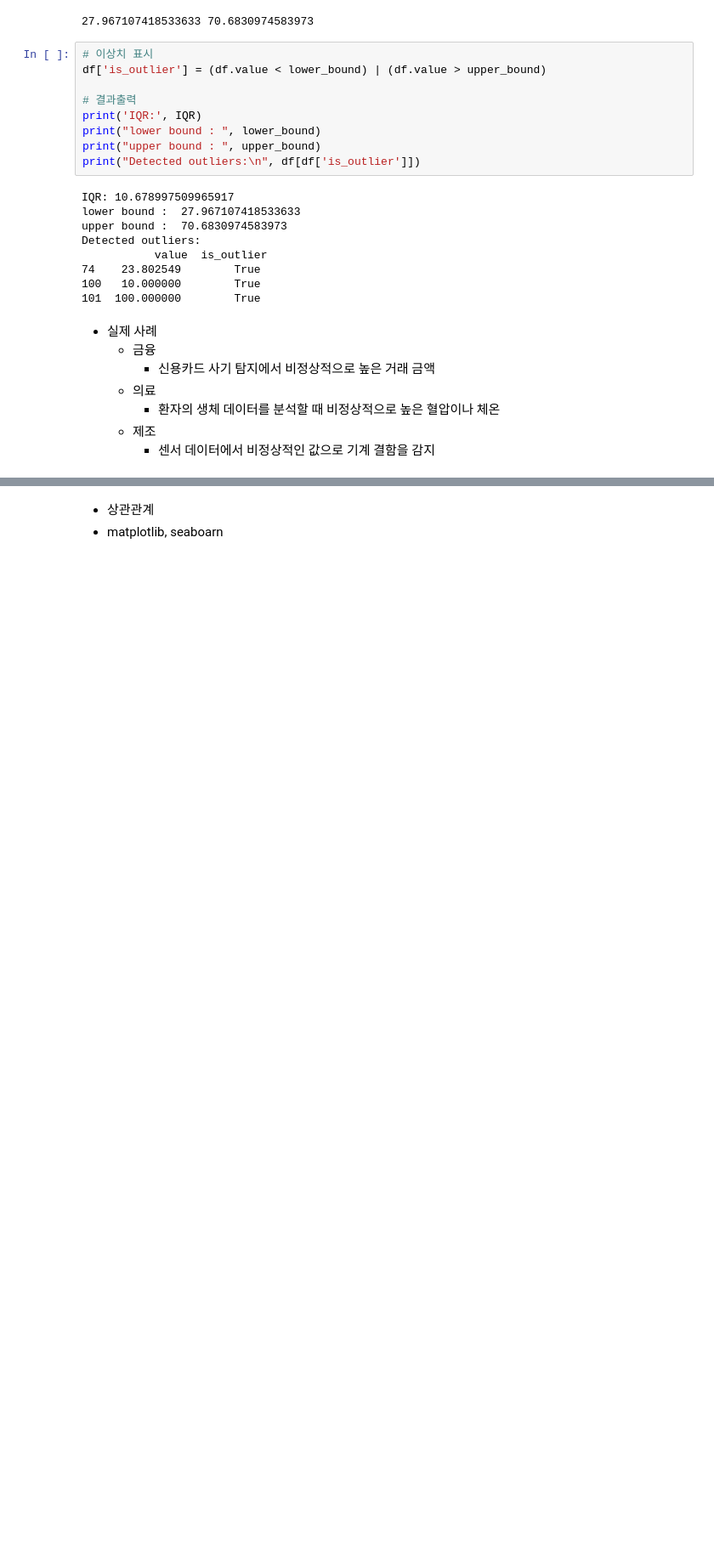
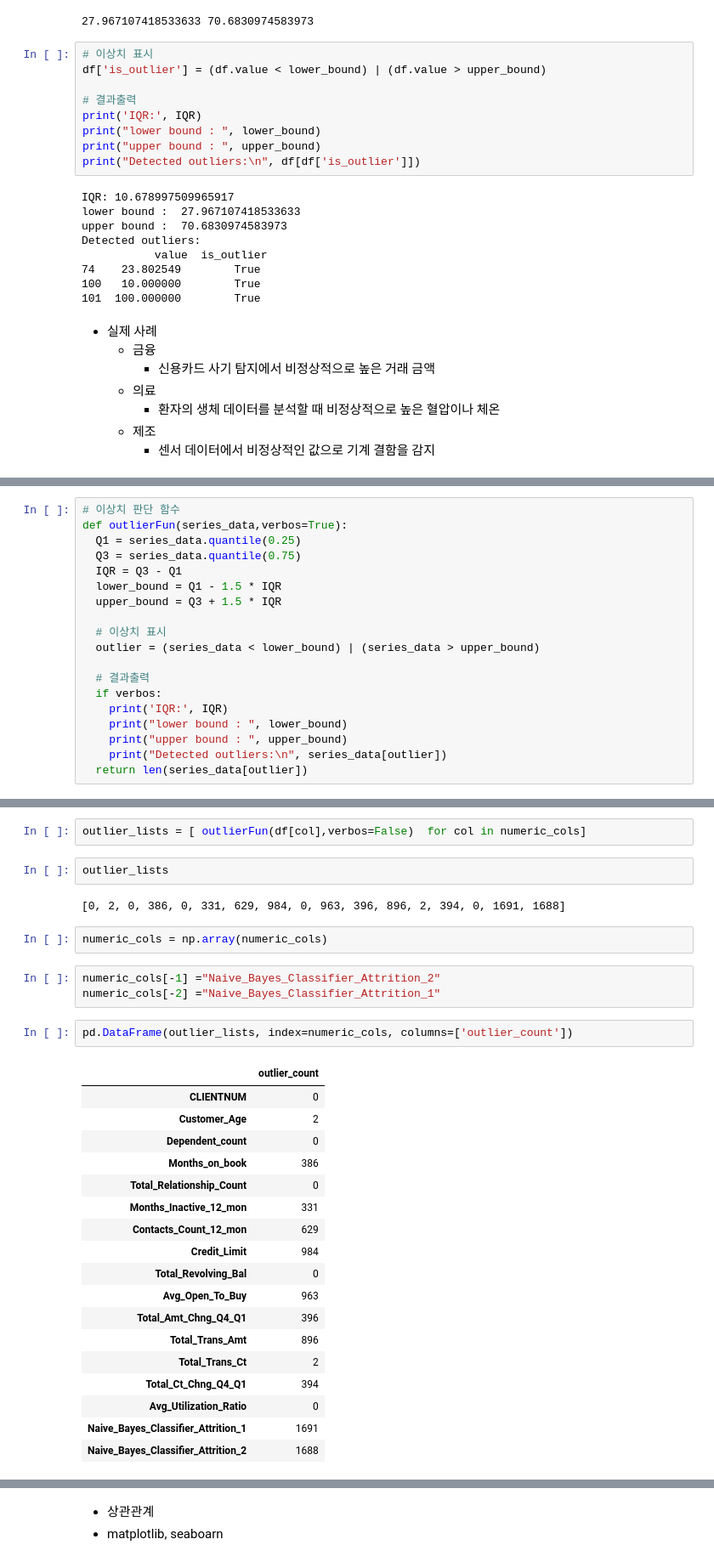
Before and after one commit to leekyuyoung-ai/AI, a Jupyter notebook: 2_1_탐색적_데이터_분석.ipynb, the cells around one changed output, grey strips where cells are left out. Shown at 85% size. Saved outputs shown, nothing was run; the diff lists cells and outputs as text; blank space fills up the shorter version.

```diff
--- a/2_1_탐색적_데이터_분석.ipynb
+++ b/2_1_탐색적_데이터_분석.ipynb
@@ -89,0 +134,19 @@ Detected outliers:
+# %%
+# 이상치 판단 함수
+def outlierFun(series_data,verbos=True):
+  Q1 = series_data.quantile(0.25)
+  Q3 = series_data.quantile(0.75)
+  IQR = Q3 - Q1
+  lower_bound = Q1 - 1.5 * IQR
+  upper_bound = Q3 + 1.5 * IQR
+
+  # 이상치 표시
+  outlier = (series_data < lower_bound) | (series_data > upper_bound)
+
+  # 결과출력
+  if verbos:
+    print('IQR:', IQR)
+    print("lower bound : ", lower_bound)
+    print("upper bound : ", upper_bound)
+    print("Detected outliers:\n", series_data[outlier])
+  return len(series_data[outlier])
@@ -89,0 +173,32 @@ Detected outliers:
+# %%
+outlier_lists = [ outlierFun(df[col],verbos=False)  for col in numeric_cols]
+# %%
+outlier_lists
+# %% [output]
+[0, 2, 0, 386, 0, 331, 629, 984, 0, 963, 396, 896, 2, 394, 0, 1691, 1688]
+# %%
+numeric_cols = np.array(numeric_cols)
+# %%
+numeric_cols[-1] ="Naive_Bayes_Classifier_Attrition_2"
+numeric_cols[-2] ="Naive_Bayes_Classifier_Attrition_1"
+# %%
+pd.DataFrame(outlier_lists, index=numeric_cols, columns=['outlier_count'])
+# %% [output]
+|  | outlier_count |
+| CLIENTNUM | 0 |
+| Customer_Age | 2 |
+| Dependent_count | 0 |
+| Months_on_book | 386 |
+| Total_Relationship_Count | 0 |
+| Months_Inactive_12_mon | 331 |
+| Contacts_Count_12_mon | 629 |
+| Credit_Limit | 984 |
+| Total_Revolving_Bal | 0 |
+| Avg_Open_To_Buy | 963 |
+| Total_Amt_Chng_Q4_Q1 | 396 |
+| Total_Trans_Amt | 896 |
+| Total_Trans_Ct | 2 |
+| Total_Ct_Chng_Q4_Q1 | 394 |
+| Avg_Utilization_Ratio | 0 |
+| Naive_Bayes_Classifier_Attrition_1 | 1691 |
+| Naive_Bayes_Classifier_Attrition_2 | 1688 |
```
Also changed, not shown: parts of 12 cells of this notebook.
